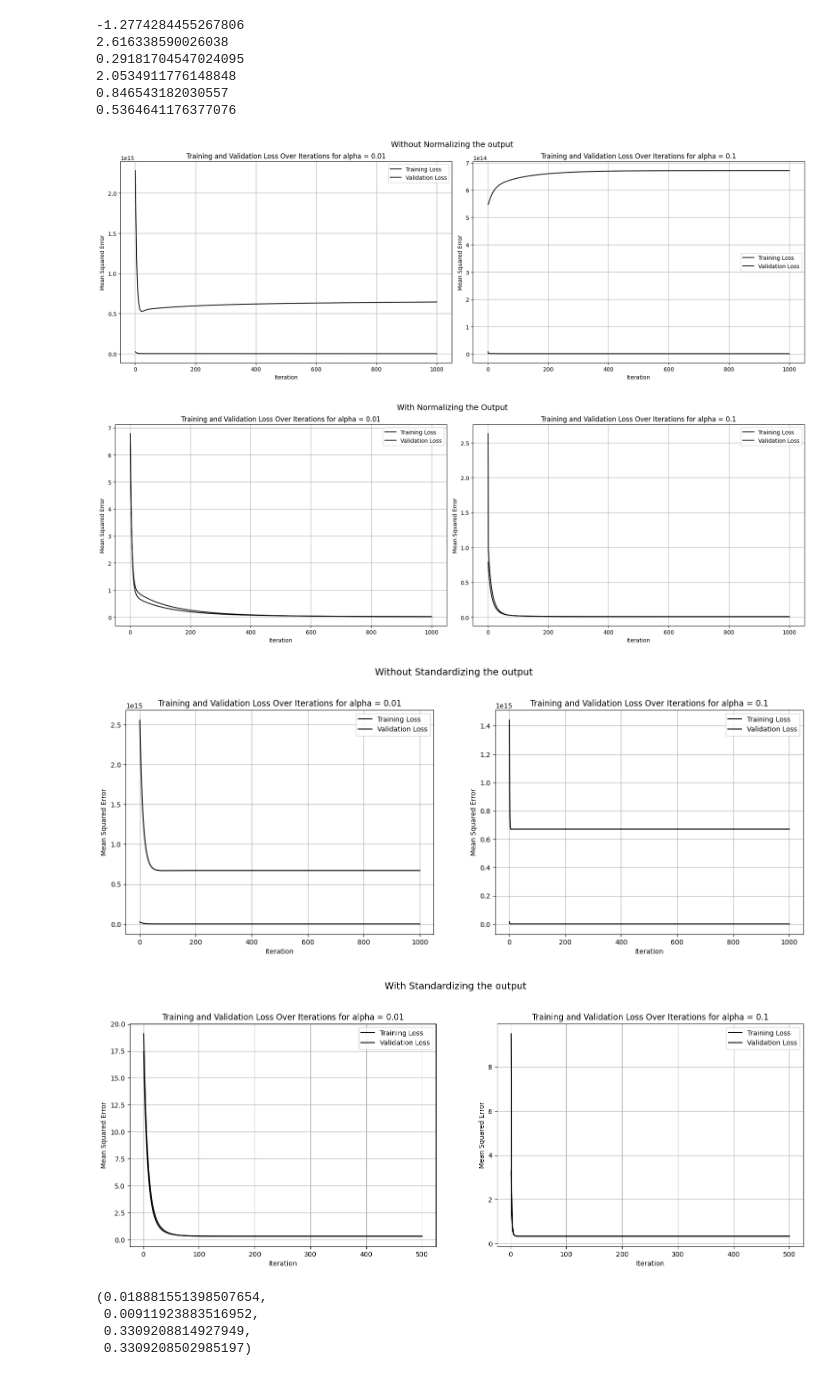
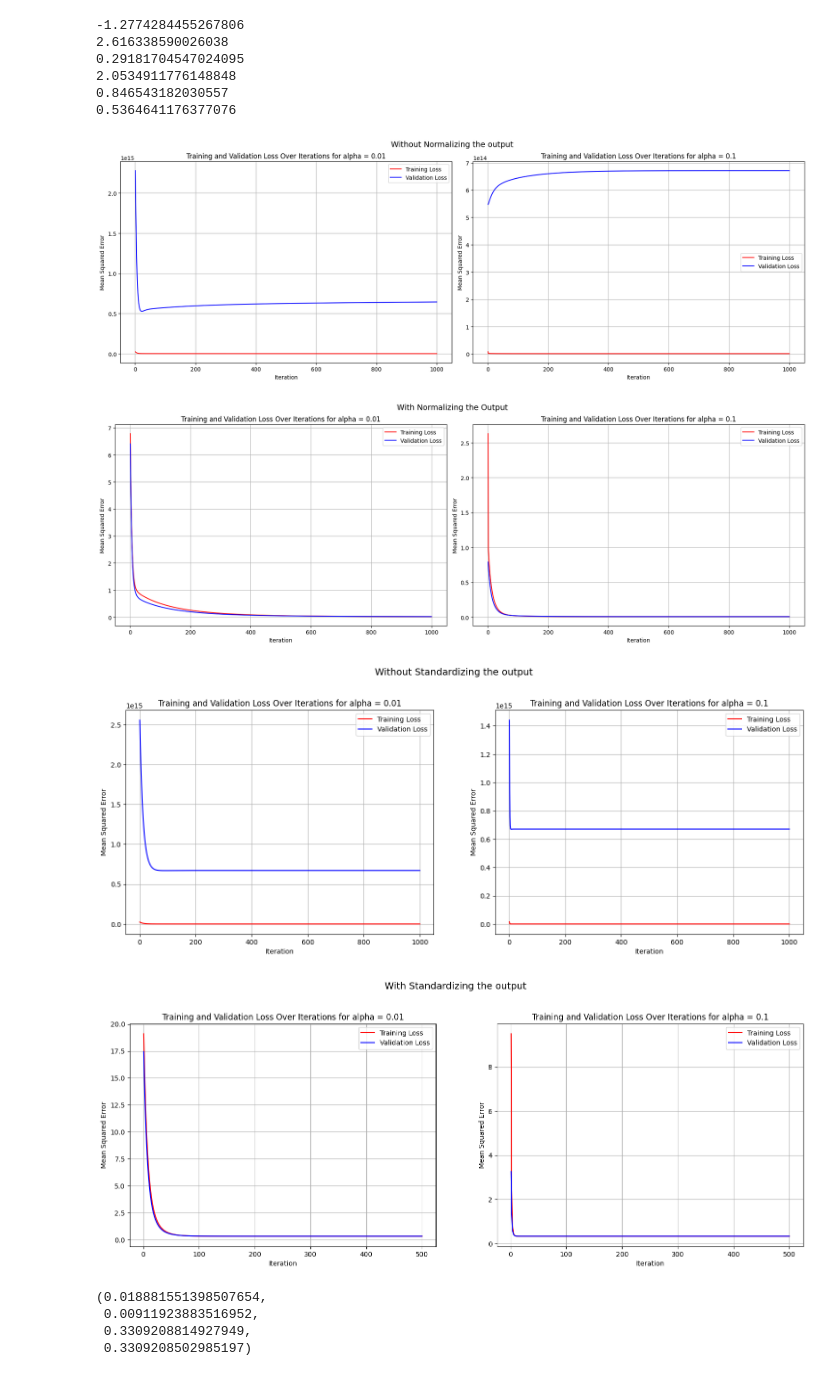
Before and after one commit to sirlapat/ML_Assignment1, a Jupyter notebook: ML_A2.ipynb, the cells around one changed output. Saved outputs shown, nothing was run; the diff lists cells and outputs as text; code cells hidden in the pictures.

```diff
--- a/ML_A2.ipynb
+++ b/ML_A2.ipynb
@@ -493,8 +493,8 @@ theta_alpha_normal_1_2, train_loss_alpha_normal_1_2, val_loss_alpha_normal_1_2 =
 plt.figure(figsize=(18, 6))
 
 plt.subplot(1, 2, 1)
-plt.plot(range(1, len(train_loss_alpha_normal_input_2) + 1), train_loss_alpha_normal_input_2, color='black', label = 'Training Loss')
-plt.plot(range(1, len(val_loss_alpha_normal_input_2) + 1), val_loss_alpha_normal_input_2, color='black', label = 'Validation Loss')
+plt.plot(range(1, len(train_loss_alpha_normal_input_2) + 1), train_loss_alpha_normal_input_2, color='red', label = 'Training Loss')
+plt.plot(range(1, len(val_loss_alpha_normal_input_2) + 1), val_loss_alpha_normal_input_2, color='blue', label = 'Validation Loss')
 plt.xlabel("Iteration")
 plt.ylabel("Mean Squared Error")
 plt.title("Training and Validation Loss Over Iterations for alpha = 0.01")
@@ -506,8 +506,8 @@ middle_y = 1 # Y-coordinate for the middle title
 plt.figtext(middle_x, middle_y, 'Without Normalizing the output', ha='center', fontsize=14)
 
 plt.subplot(1, 2, 2)
-plt.plot(range(1, len(train_loss_alpha_normal_input_1_2) + 1), train_loss_alpha_normal_input_1_2, color='black', label = 'Training Loss')
-plt.plot(range(1, len(val_loss_alpha_normal_input_1_2) + 1), val_loss_alpha_normal_input_1_2, color='black', label = 'Validation Loss')
+plt.plot(range(1, len(train_loss_alpha_normal_input_1_2) + 1), train_loss_alpha_normal_input_1_2, color='red', label = 'Training Loss')
+plt.plot(range(1, len(val_loss_alpha_normal_input_1_2) + 1), val_loss_alpha_normal_input_1_2, color='blue', label = 'Validation Loss')
 plt.xlabel("Iteration")
 plt.ylabel("Mean Squared Error")
 plt.title("Training and Validation Loss Over Iterations for alpha = 0.1")
@@ -519,8 +519,8 @@ plt.tight_layout()
 plt.figure(figsize=(18, 6))
 
 plt.subplot(1, 2, 1)
-plt.plot(range(1, len(train_loss_alpha_normal_2) + 1), train_loss_alpha_normal_2, color='black', label = 'Training Loss')
-plt.plot(range(1, len(val_loss_alpha_normal_2) + 1), val_loss_alpha_normal_2, color='black', label = 'Validation Loss')
+plt.plot(range(1, len(train_loss_alpha_normal_2) + 1), train_loss_alpha_normal_2, color='red', label = 'Training Loss')
+plt.plot(range(1, len(val_loss_alpha_normal_2) + 1), val_loss_alpha_normal_2, color='blue', label = 'Validation Loss')
 plt.xlabel("Iteration")
 plt.ylabel("Mean Squared Error")
 plt.title("Training and Validation Loss Over Iterations for alpha = 0.01")
@@ -528,8 +528,8 @@ plt.grid()
 plt.legend()
 
 plt.subplot(1, 2, 2)
-plt.plot(range(1, len(train_loss_alpha_normal_1_2) + 1), train_loss_alpha_normal_1_2, color='black', label = 'Training Loss')
-plt.plot(range(1, len(val_loss_alpha_normal_1_2) + 1), val_loss_alpha_normal_1_2, color='black', label = 'Validation Loss')
+plt.plot(range(1, len(train_loss_alpha_normal_1_2) + 1), train_loss_alpha_normal_1_2, color='red', label = 'Training Loss')
+plt.plot(range(1, len(val_loss_alpha_normal_1_2) + 1), val_loss_alpha_normal_1_2, color='blue', label = 'Validation Loss')
 plt.xlabel("Iteration")
 plt.ylabel("Mean Squared Error")
 plt.title("Training and Validation Loss Over Iterations for alpha = 0.1")
@@ -544,8 +544,8 @@ plt.tight_layout()
 
 plt.show()
 # %% [output]
-[figure, old version]
+[figure, new version]
-[figure, old version]
+[figure, new version]
 # %%
 theta_alpha_standard_input_2, train_loss_alpha_standard_input_2, val_loss_alpha_standard_input_2 = Linear_Regression(X_train_standard_2,
                                                                                                                y_train_2,
@@ -568,8 +568,8 @@ theta_alpha_standard_1_2, train_loss_alpha_standard_1_2, val_loss_alpha_standard
 plt.figure(figsize=(18, 6))
 
 plt.subplot(1, 2, 1)
-plt.plot(range(1, len(train_loss_alpha_standard_input_2) + 1), train_loss_alpha_standard_input_2, color='black', label = 'Training Loss')
-plt.plot(range(1, len(val_loss_alpha_standard_input_2) + 1), val_loss_alpha_standard_input_2, color='black', label = 'Validation Loss')
+plt.plot(range(1, len(train_loss_alpha_standard_input_2) + 1), train_loss_alpha_standard_input_2, color='red', label = 'Training Loss')
+plt.plot(range(1, len(val_loss_alpha_standard_input_2) + 1), val_loss_alpha_standard_input_2, color='blue', label = 'Validation Loss')
 plt.xlabel("Iteration")
 plt.ylabel("Mean Squared Error")
 plt.title("Training and Validation Loss Over Iterations for alpha = 0.01")
@@ -582,43 +582,43 @@ middle_y = 1 # Y-coordinate for the middle title
 plt.figtext(middle_x, middle_y, 'Without Standardizing the output', ha='center', fontsize=14)
 
 plt.subplot(1, 2, 2)
-plt.plot(range(1, len(train_loss_alpha_standard_input_1_2) + 1), train_loss_alpha_standard_input_1_2, color='black', label = 'Training Loss')
-plt.plot(range(1, len(val_loss_alpha_standard_input_1_2) + 1), val_loss_alpha_standard_input_1_2, color='black', label = 'Validation Loss')
+plt.plot(range(1, len(train_loss_alpha_standard_input_1_2) + 1), train_loss_alpha_standard_input_1_2, color='red', label = 'Training Loss')
+plt.plot(range(1, len(val_loss_alpha_standard_input_1_2) + 1), val_loss_alpha_standard_input_1_2, color='blue', label = 'Validation Loss')
 plt.xlabel("Iteration")
 plt.ylabel("Mean Squared Error")
 plt.title("Training and Validation Loss Over Iterations for alpha = 0.1")
 plt.legend()
 plt.grid()
 plt.show()
 
 plt.figure(figsize=(18, 6))
 
 plt.subplot(1, 2, 1)
-plt.plot(range(1, len(train_loss_alpha_standard_2) + 1), train_loss_alpha_standard_2, color='black', label = 'Training Loss')
-plt.plot(range(1, len(val_loss_alpha_standard_2) + 1), val_loss_alpha_standard_2, color='black', label = 'Validation Loss')
+plt.plot(range(1, len(train_loss_alpha_standard_2) + 1), train_loss_alpha_standard_2, color='red', label = 'Training Loss')
+plt.plot(range(1, len(val_loss_alpha_standard_2) + 1), val_loss_alpha_standard_2, color='blue', label = 'Validation Loss')
 plt.xlabel("Iteration")
 plt.ylabel("Mean Squared Error")
 plt.title("Training and Validation Loss Over Iterations for alpha = 0.01")
 plt.grid()
 plt.legend()
 
 middle_x = 0.5  # X-coordinate for the middle of the subplots
 middle_y = 1 # Y-coordinate for the middle title
 plt.figtext(middle_x, middle_y, 'With Standardizing the output', ha='center', fontsize=14)
 
 
 plt.subplot(1, 2, 2)
-plt.plot(range(1, len(train_loss_alpha_standard_1_2) + 1), train_loss_alpha_standard_1_2, color='black', label = 'Training Loss')
-plt.plot(range(1, len(val_loss_alpha_standard_1_2) + 1), val_loss_alpha_standard_1_2, color='black', label = 'Validation Loss')
+plt.plot(range(1, len(train_loss_alpha_standard_1_2) + 1), train_loss_alpha_standard_1_2, color='red', label = 'Training Loss')
+plt.plot(range(1, len(val_loss_alpha_standard_1_2) + 1), val_loss_alpha_standard_1_2, color='blue', label = 'Validation Loss')
 plt.xlabel("Iteration")
 plt.ylabel("Mean Squared Error")
 plt.title("Training and Validation Loss Over Iterations for alpha = 0.1")
 plt.legend()
 plt.grid()
 plt.show()
 # %% [output]
-[figure, old version]
+[figure, new version]
-[figure, old version]
+[figure, new version]
 # %%
 train_loss_alpha_normal_2[-1], train_loss_alpha_normal_1_2[-1], train_loss_alpha_standard_2[-1], train_loss_alpha_standard_1_2[-1]
 # %% [output]
```
Also changed, not shown: parts of 6 cells of this notebook.
